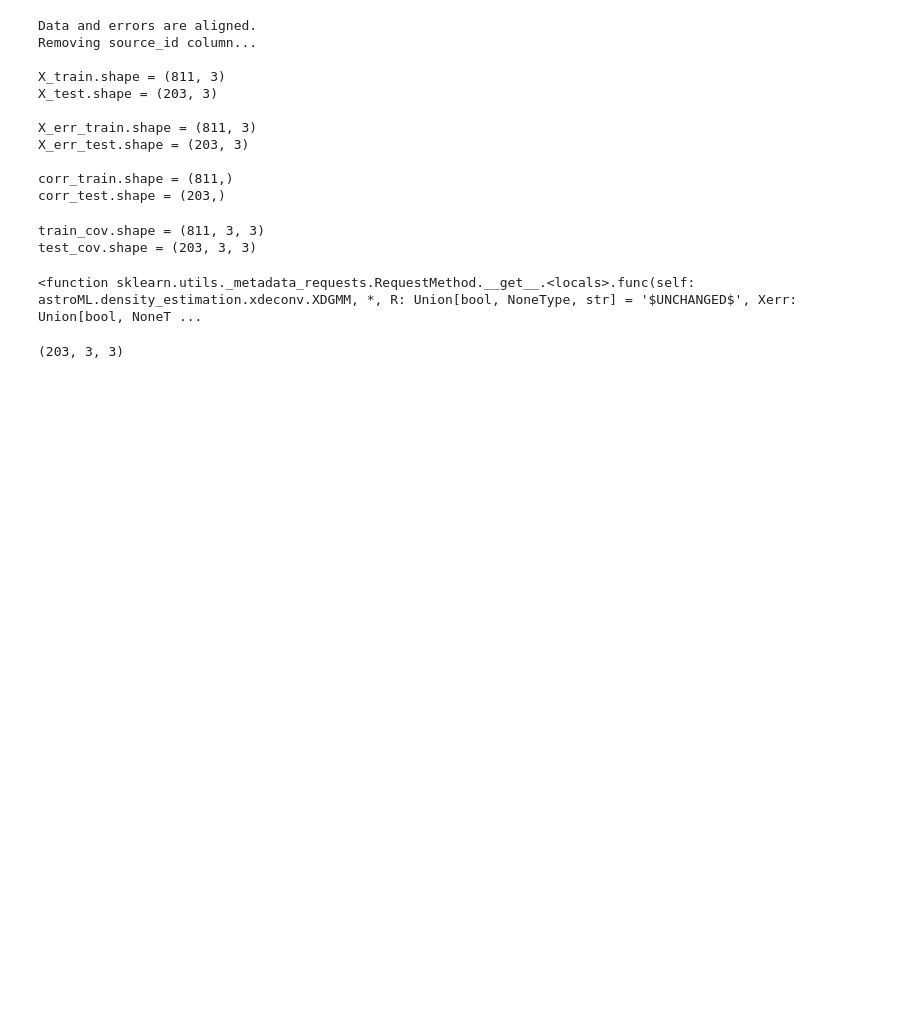
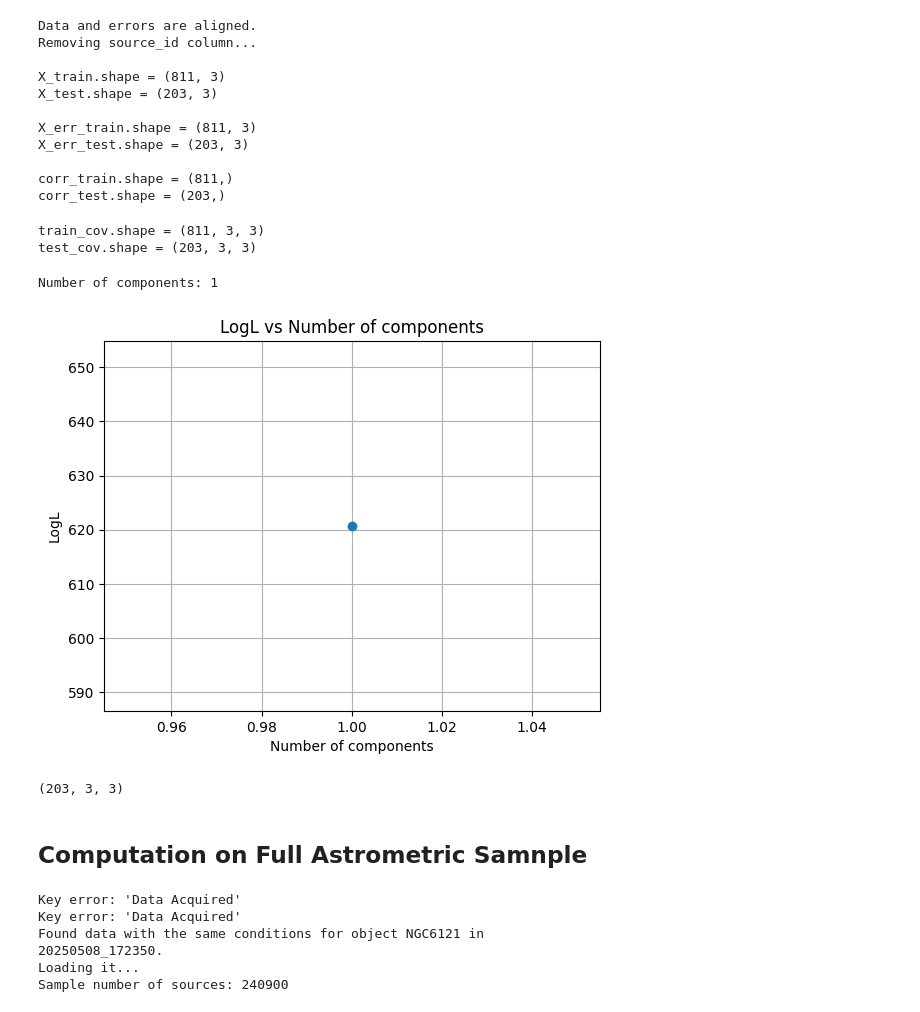
Before and after one commit to pietroferraiuolo/GRASP, a Jupyter notebook: scripts/n6121_analysis.ipynb, the cells around one changed output. Cells and saved outputs as stored; diff of their text form; code cells hidden in the pictures; blank space fills up the shorter version.

```diff
--- a/scripts/n6121_analysis.ipynb
+++ b/scripts/n6121_analysis.ipynb
@@ -14,8 +14,10 @@ try:
     if device_name == 'DESKTOP-Work':
         tn1 = '20250506_170539'
         tn2 = '20250506_170541'
+        tn3 = '20250506_170600'
         acs = grasp.load_data(tn = tn1)
         pcs = grasp.load_data(tn = tn2)
+        fas = grasp.load_data(tn = tn3)
     elif device_name == 'LAPTOP-Work':
         tn1 = '20250401_164228'
         tn2 = '20250401_164231'
@@ -451,7 +456,7 @@ print(f"{test_cov.shape = :}\n")
 train_cov.shape = (811, 3, 3)
 test_cov.shape = (203, 3, 3)
 # %%
-n_components = np.arange(1, 6, 1)
+n_components = [1]
 
 logLs: list[float] = []
 t_logLs: list[float] = []
@@ -462,21 +467,36 @@ for n in n_components:
     logLs.append(M.logL(X_train, train_cov))
     M.logprob_a(X_test, test_cov)
     t_logLs.append(M.logL(X_test, test_cov))
+# %% [output]
+Number of components: 1
 # %%
-plt.plot(n_components, logLs)
+plt.plot(n_components, logLs, '-o')
 plt.xlabel('Number of components')
 plt.ylabel('LogL')
 plt.title('LogL vs Number of components')
 plt.grid()
 plt.show()
+# %% [output]
+[figure, added]
 # %%
 model = grasp.stats.XD_estimator(data=data, errors=errors, correlations={(0,1): correlation}, n_components=1)
-# %%
-model.
-# %% [output]
-<function sklearn.utils._metadata_requests.RequestMethod.__get__.<locals>.func(self: astroML.density_estimation.xdeconv.XDGMM, *, R: Union[bool, NoneType, str] = '$UNCHANGED$', Xerr: Union[bool, NoneT ...
 # %%
 X_test.shape
 test_cov.shape
 # %% [output]
 (203, 3, 3)
+# %% [markdown]
+## Computation on Full Astrometric Samnple
+# %%
+fas = dr3.free_gc_query(1., 'ngc6121', data='source_id, ra, ra_error, dec, dec_error, parallax, parallax_error, pmra, pmra_error, pmdec, pmdec_error,ra_dec_corr,pmra_pmdec_corr', save=True)
+Ni = len(fas)
+fas.join(aps, keep='left_only', inplace=True)
+Nf = len(fas)
+assert Ni-Nf == len(aps), f"Number of sources in fas ({Ni-Nf}) is not equal to the number of sources in aps ({len(aps)})"
+# %% [output]
+Key error: 'Data Acquired'
+Key error: 'Data Acquired'
+Found data with the same conditions for object NGC6121 in
+20250508_172350.
+Loading it...
+Sample number of sources: 240900
```
Also changed, not shown: parts of 8 cells of this notebook, 4 other files.
